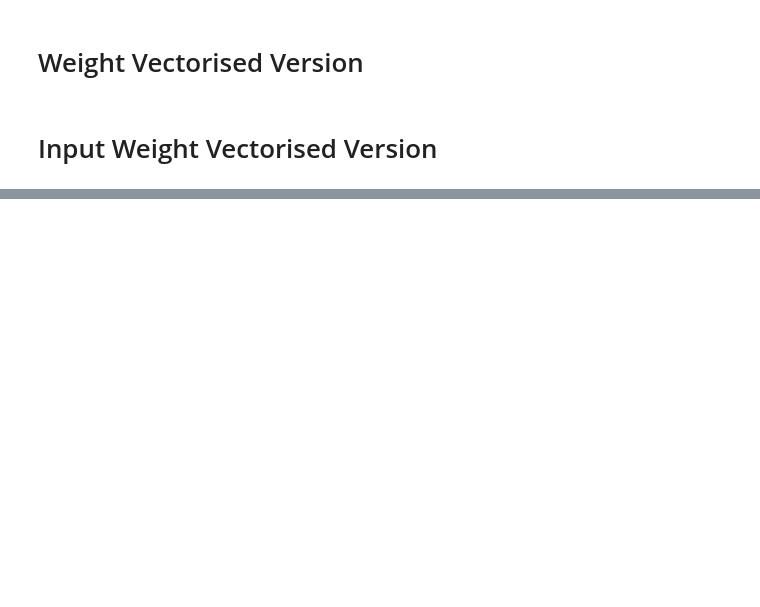
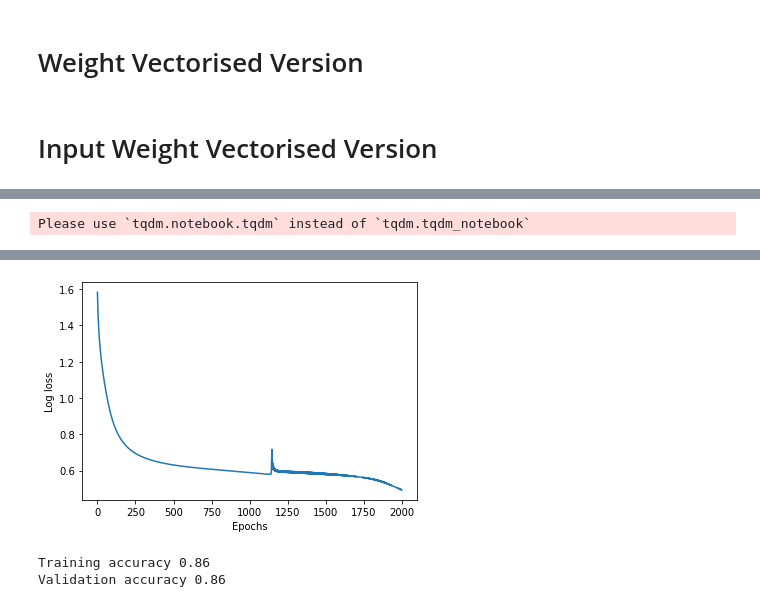
Before and after one commit to sonamkshenoy/Deep-Learning-Models, a Jupyter notebook: VectorizedFeedForwardNetwork.ipynb, the cells around one changed output, grey strips where cells are left out. Drawn from its saved outputs; the diff is of its cells as text; code cells hidden in the pictures; blank space fills up the shorter version.

```diff
--- a/VectorizedFeedForwardNetwork.ipynb
+++ b/VectorizedFeedForwardNetwork.ipynb
@@ -166,0 +460,7 @@ class FF_MultiClass_WeightVectorised:
+# %%
+ffsn_multiclass = FF_MultiClass_InputWeightVectorised(W1, W2)
+ffsn_multiclass.fit(X_train, y_OH_train, epochs = 2000, learning_rate = 0.5, display_loss=True)
+# Wasn't learning at all. Loss = 1.8 initially and flat decrease.
+# Realised that due to too small learning_rate. So don't give too small (0.001).
+# %% [output]
+Please use `tqdm.notebook.tqdm` instead of `tqdm.tqdm_notebook`
@@ -166,0 +468,17 @@ class FF_MultiClass_WeightVectorised:
+[figure, added]
+# %%
+Y_pred_train = ffsn_multiclass.predict(X_train) # forward pass
+Y_pred_train_value = np.argmax(Y_pred_train,1)
+
+Y_pred_val = ffsn_multiclass.predict(X_val)
+Y_pred_val_value = np.argmax(Y_pred_val,1)
+
+accuracy_train = accuracy_score(Y_pred_train_value, Y_train)
+accuracy_val = accuracy_score(Y_pred_val_value, Y_val)
+
+# round to two digits
+print("Training accuracy", round(accuracy_train,2))
+print("Validation accuracy", round(accuracy_val, 2))
+# %% [output]
+Training accuracy 0.86
+Validation accuracy 0.86
```
Also changed, not shown: parts of 17 cells of this notebook.
